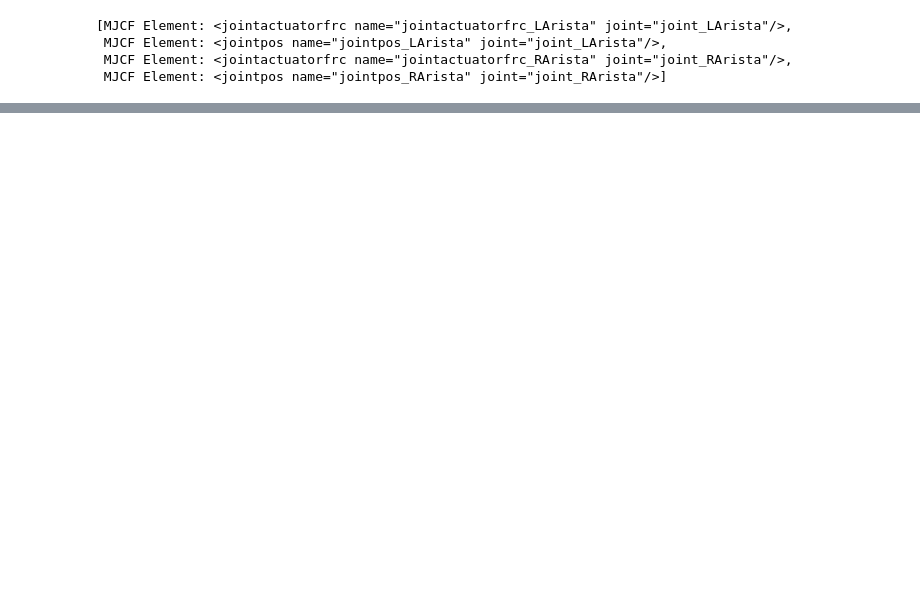
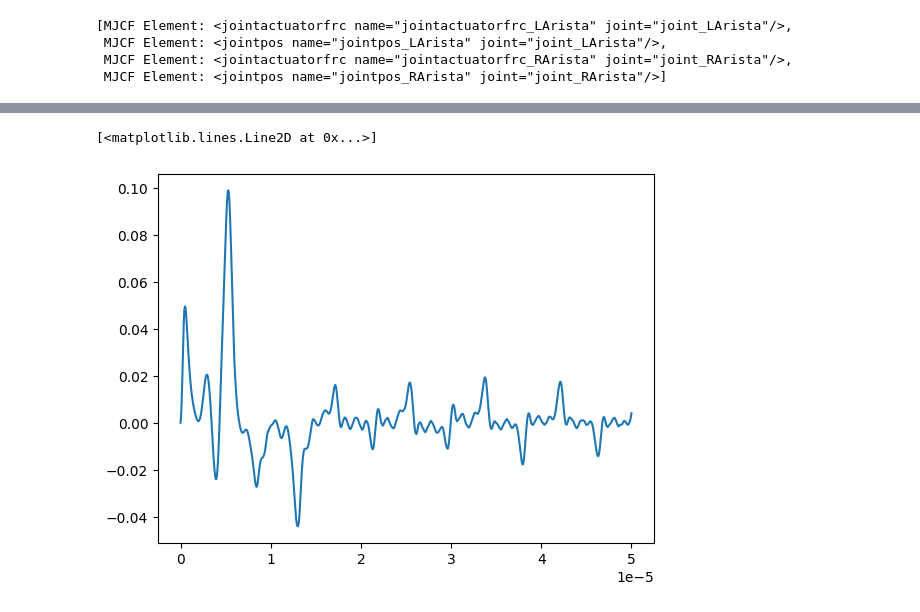
Before and after one commit to Nekoemy/CoBAR_wind_sensing, a Jupyter notebook: test_projet_turning.ipynb, the cells around one changed output, grey strips where cells are left out. Drawn from its saved outputs; the diff is of its cells as text; code cells hidden in the pictures; blank space fills up the shorter version.

```diff
--- a/test_projet_turning.ipynb
+++ b/test_projet_turning.ipynb
@@ -267,0 +387,5 @@ Video("./arista.mp4")
+# %%
+plt.plot(time,(np.array(end_effector_R) - np.array(end_effector_L))) #0.30 max diff wind 0 #0.4 max diff with 2-20
+# %% [output]
+[<matplotlib.lines.Line2D at 0x...>]
+[figure, added]
```
Also changed, not shown: parts of 14 cells of this notebook.
